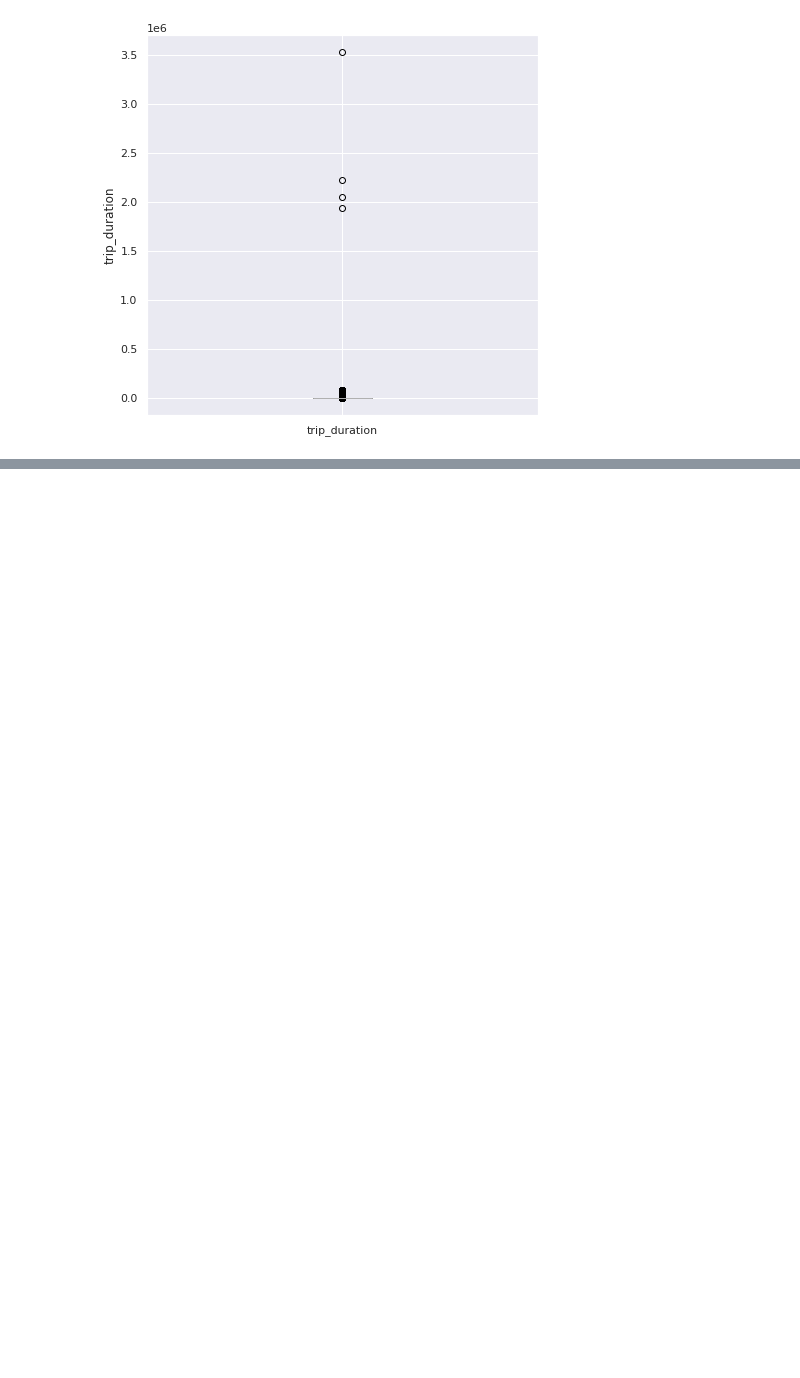
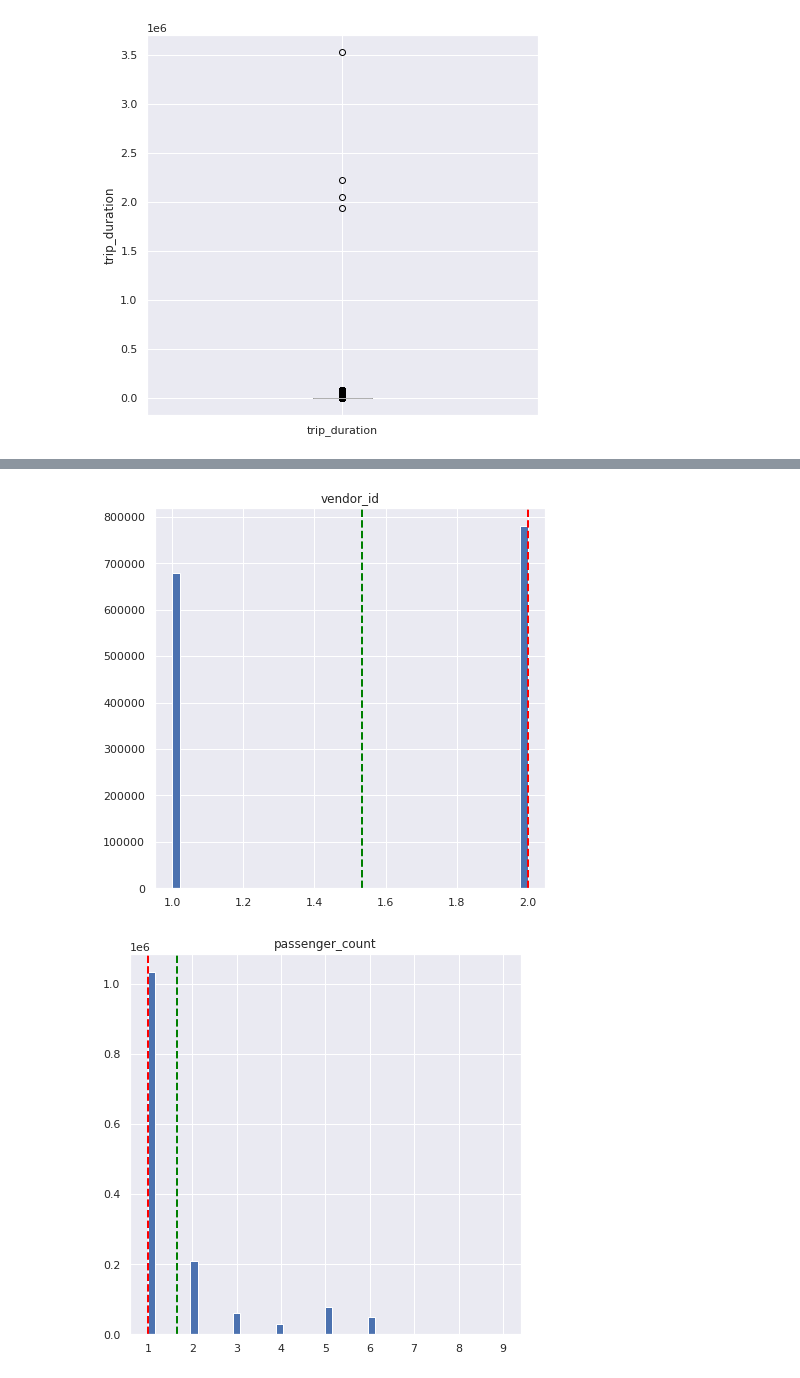
Before and after one commit to Creatrohit9/2-CAPSTON-ROHIT-BHADAURIYA-NYC-TAXI-TRIP-TIME-PRIDICTION, a Jupyter notebook: NYC_TAXI_TRIP_TIME_PRIDICTION_ROHITBHADAURIYA_2_Capstone_Project.ipynb, the cells around one changed output, grey strips where cells are left out. Saved outputs shown, nothing was run; the diff lists cells and outputs as text; code cells hidden in the pictures; blank space fills up the shorter version.

Commit message:
Commit for the histogram plot for all the features

```diff
--- a/NYC_TAXI_TRIP_TIME_PRIDICTION_ROHITBHADAURIYA_2_Capstone_Project.ipynb
+++ b/NYC_TAXI_TRIP_TIME_PRIDICTION_ROHITBHADAURIYA_2_Capstone_Project.ipynb
@@ -303,0 +314,14 @@ plt.show()
+# %%
+# we also plot a bar plot for more study on data
+for col in numeric_feature:
+  fig=plt.figure(figsize=(7,7))
+  ax=fig.gca()
+  feature=taxi_df[col]
+  feature.hist(bins=50,ax =ax)
+  ax.axvline(feature.mean(),color='green',linestyle='dashed',linewidth=2)
+  ax.axvline(feature.median(),color='red',linestyle='dashed',linewidth=2)
+  ax.set_title(col)
+plt.show()
+# %% [output]
+[figure, added]
+[figure, added]
```
Also changed, not shown: parts of 2 cells of this notebook.
